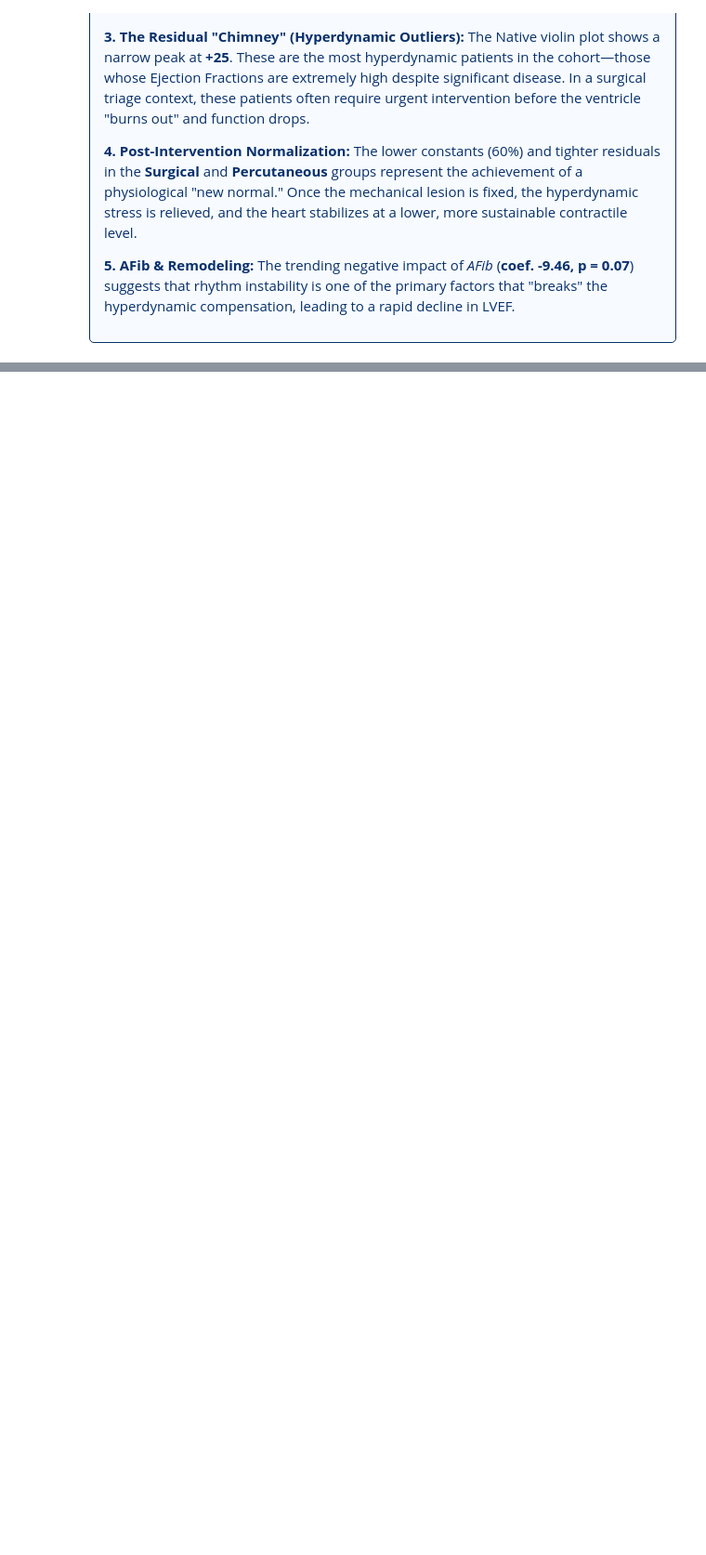
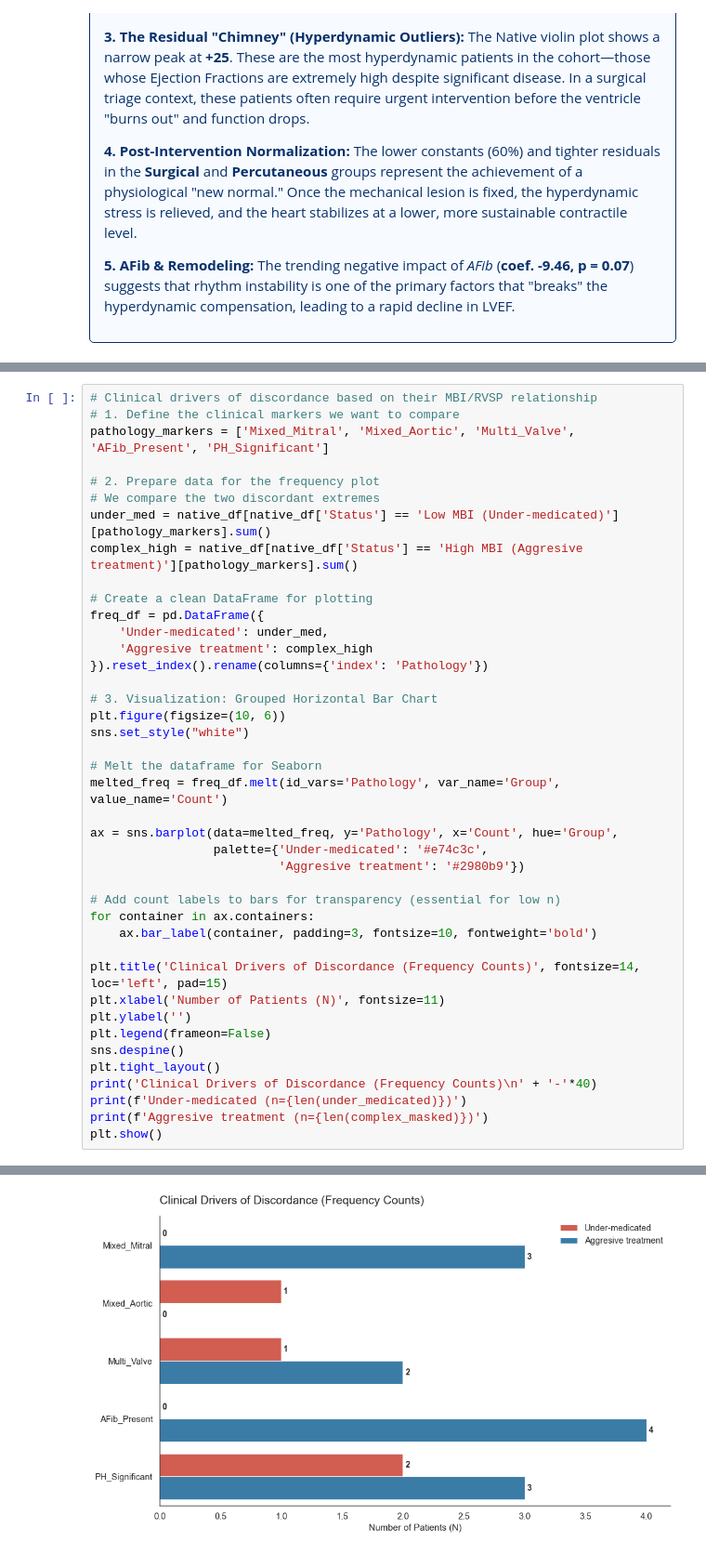
Before and after one commit to enrodri/phl_2025, a Jupyter notebook: phl_2025.ipynb, the cells around one changed output, grey strips where cells are left out. Shown at 93% size. Saved outputs shown, nothing was run; the diff lists cells and outputs as text; blank space fills up the shorter version.

```diff
--- a/phl_2025.ipynb
+++ b/phl_2025.ipynb
@@ -1982,0 +2332,42 @@ Confusion matrix visualization
+# %%
+# Clinical drivers of discordance based on their MBI/RVSP relationship
+# 1. Define the clinical markers we want to compare
+pathology_markers = ['Mixed_Mitral', 'Mixed_Aortic', 'Multi_Valve', 'AFib_Present', 'PH_Significant']
+
+# 2. Prepare data for the frequency plot
+# We compare the two discordant extremes
+under_med = native_df[native_df['Status'] == 'Low MBI (Under-medicated)'][pathology_markers].sum()
+complex_high = native_df[native_df['Status'] == 'High MBI (Aggresive treatment)'][pathology_markers].sum()
+
+# Create a clean DataFrame for plotting
+freq_df = pd.DataFrame({
+    'Under-medicated': under_med,
+    'Aggresive treatment': complex_high
+}).reset_index().rename(columns={'index': 'Pathology'})
+
+# 3. Visualization: Grouped Horizontal Bar Chart
+plt.figure(figsize=(10, 6))
+sns.set_style("white")
+
+# Melt the dataframe for Seaborn
+melted_freq = freq_df.melt(id_vars='Pathology', var_name='Group', value_name='Count')
+
+ax = sns.barplot(data=melted_freq, y='Pathology', x='Count', hue='Group',
+                 palette={'Under-medicated': '#e74c3c',
+                          'Aggresive treatment': '#2980b9'})
+
+# Add count labels to bars for transparency (essential for low n)
+for container in ax.containers:
+    ax.bar_label(container, padding=3, fontsize=10, fontweight='bold')
+
+plt.title('Clinical Drivers of Discordance (Frequency Counts)', fontsize=14, loc='left', pad=15)
+plt.xlabel('Number of Patients (N)', fontsize=11)
+plt.ylabel('')
+plt.legend(frameon=False)
+sns.despine()
+plt.tight_layout()
+print('Clinical Drivers of Discordance (Frequency Counts)\n' + '-'*40)
+print(f'Under-medicated (n={len(under_medicated)})')
+print(f'Aggresive treatment (n={len(complex_masked)})')
+plt.show()
+# %% [output]
@@ -1982,0 +2378 @@ Confusion matrix visualization
+[figure, added]
```
Also changed, not shown: parts of 32 cells of this notebook, 38 other files.
